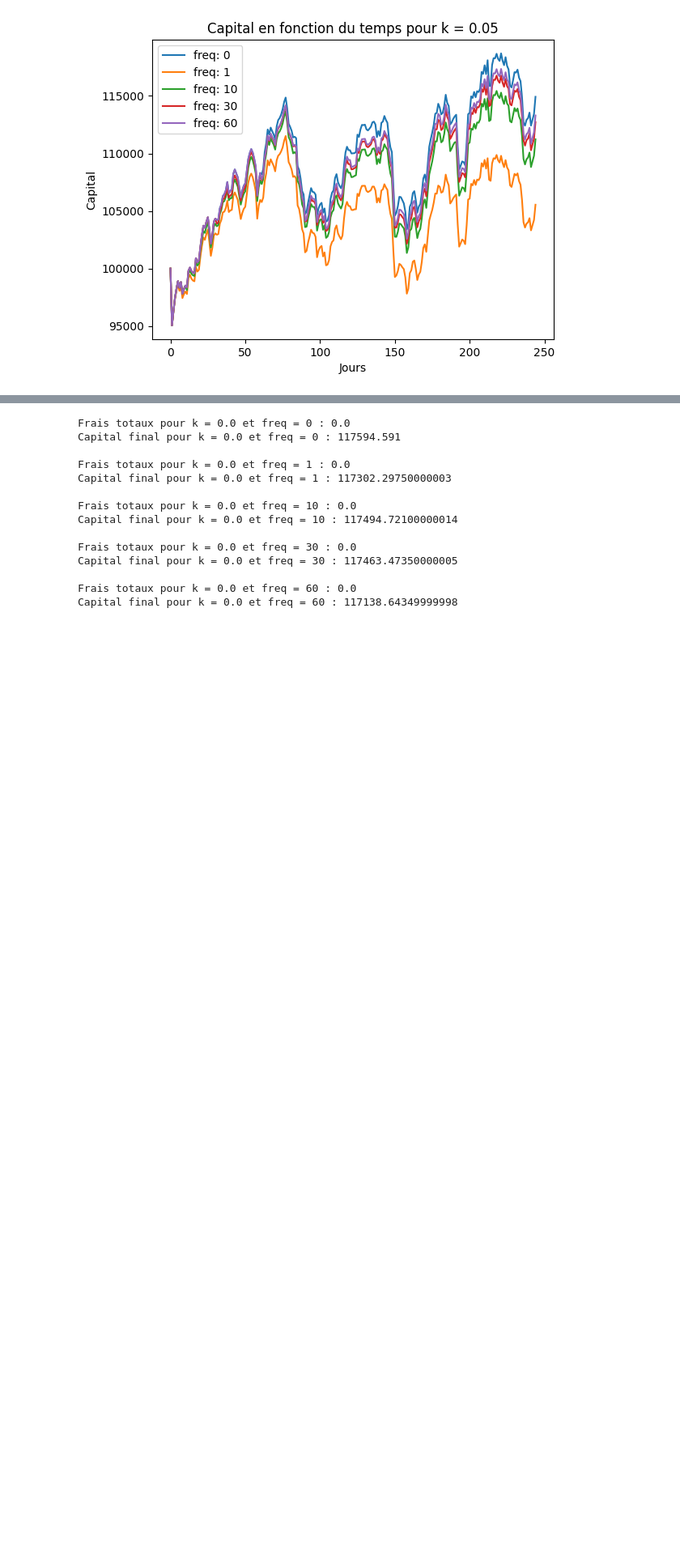
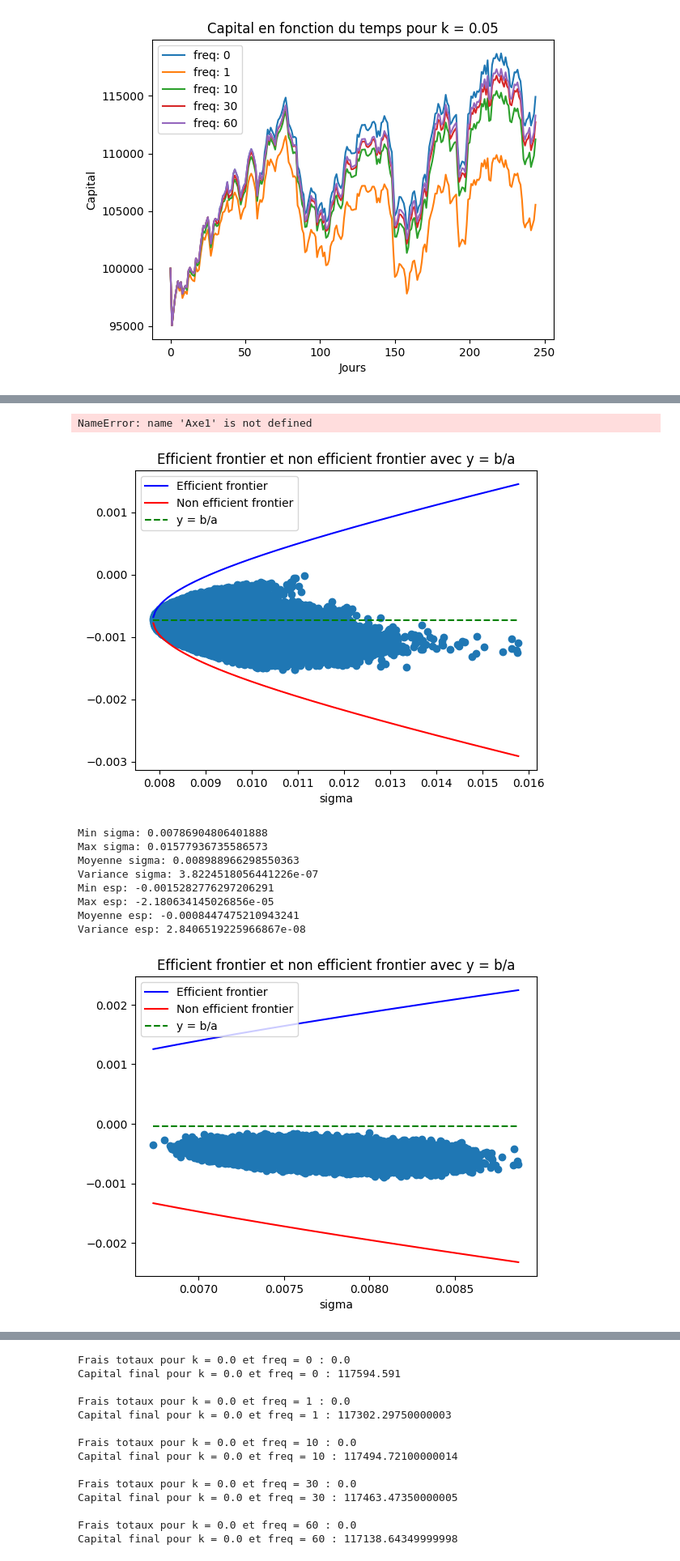
Before and after one commit to yangjoanne216/FinanceMarche, a Jupyter notebook: Main.ipynb, the cells around one changed output, grey strips where cells are left out. Shown at 81% size. Saved outputs shown, nothing was run; the diff lists cells and outputs as text; code cells hidden in the pictures; blank space fills up the shorter version.

```diff
--- a/Main.ipynb
+++ b/Main.ipynb
@@ -334,18 +336,16 @@ Capital final pour k = 0.05 et freq = 30 : 112720.71142499997
 Frais totaux pour k = 0.05 et freq = 60 : 6048.799450000001
 Capital final pour k = 0.05 et freq = 60 : 113300.57904999996
 [figure]
-# %%
-file_list = glob.glob("new actions/*.xlsm")
-
-# Chargement des nouveaux fichiers .xlsm
-for file in file_list:
-    BD.append(pd.read_excel(file, engine="openpyxl"))
-
-# Calcul du rendement moyen pour chaque action
-ER = np.ones((len(BD), 1))
-for j in range(len(BD)):
-    bd = BD[j]
-    St = [(bd.iloc[i, 3] + bd.iloc[i, 4]) / 2 for i in range(255)]
-    Rt = [(St[i + 1] / St[i]) - 1 for i in range(254)]
-    ER[j] = np.mean(Rt)
+# %%
+BD_6_actions = BD[:6]
+BD_30_actions = BD.copy()
+
+
+# Chargement des nouveaux fichiers .xlsm
+
+for file in glob.glob("new actions/*.xlsm"):
+    BD_30_actions.append(pd.read_excel(file, engine="openpyxl"))
+
+
+BD_dict = {"BD_6": BD_6_actions, "BD_12": BD, "BD_30": BD_30_actions}
 # %%
@@ -443,0 +444,3 @@ Risque quand rendement est maximal: 0.006996684119869237
+# %%
+ER_6, SIGMA_6, a_6, b_6, norm_6 = compute_statistics(BD_6_actions)
+ER_30, SIGMA_30, a_30, b_30, norm_30 = compute_statistics(BD_30_actions)
@@ -443,0 +457,24 @@ Risque quand rendement est maximal: 0.006996684119869237
+# %%
+# On fixe sigmax à 10000 et lancer beaucoup de simulations (200 000 fois) pour pouvoir produire tous les portefeuilles possibles
+x_opt_6, Espmax_6, Axe1_6, Axe2_6, _ = get_x_opt(
+    10000, 200000, len(BD_6_actions), SIGMA_6, ER_6
+)
+x_opt_30, Espmax_30, Axe1_30, Axe2_30, _ = get_x_opt(
+    10000, 200000, len(BD_30_actions), SIGMA_30, ER_30
+)
+# %% [output]
+NameError: name 'Axe1' is not defined
+# %%
+draw_efficient_frontier(Axe1_6, Axe2_6, a_6, b_6, norm_6)
+draw_efficient_frontier(Axe1_30, Axe2_30, a_30, b_30, norm_30)
+# %% [output]
+[figure, added]
+Min sigma: 0.00786904806401888
+Max sigma: 0.01577936735586573
+Moyenne sigma: 0.008988966298550363
+Variance sigma: 3.8224518056441226e-07
+Min esp: -0.0015282776297206291
+Max esp: -2.180634145026856e-05
+Moyenne esp: -0.0008447475210943241
+Variance esp: 2.8406519225966867e-08
+[figure, added]
```
Also changed, not shown: parts of 11 cells of this notebook, 1 other file.
